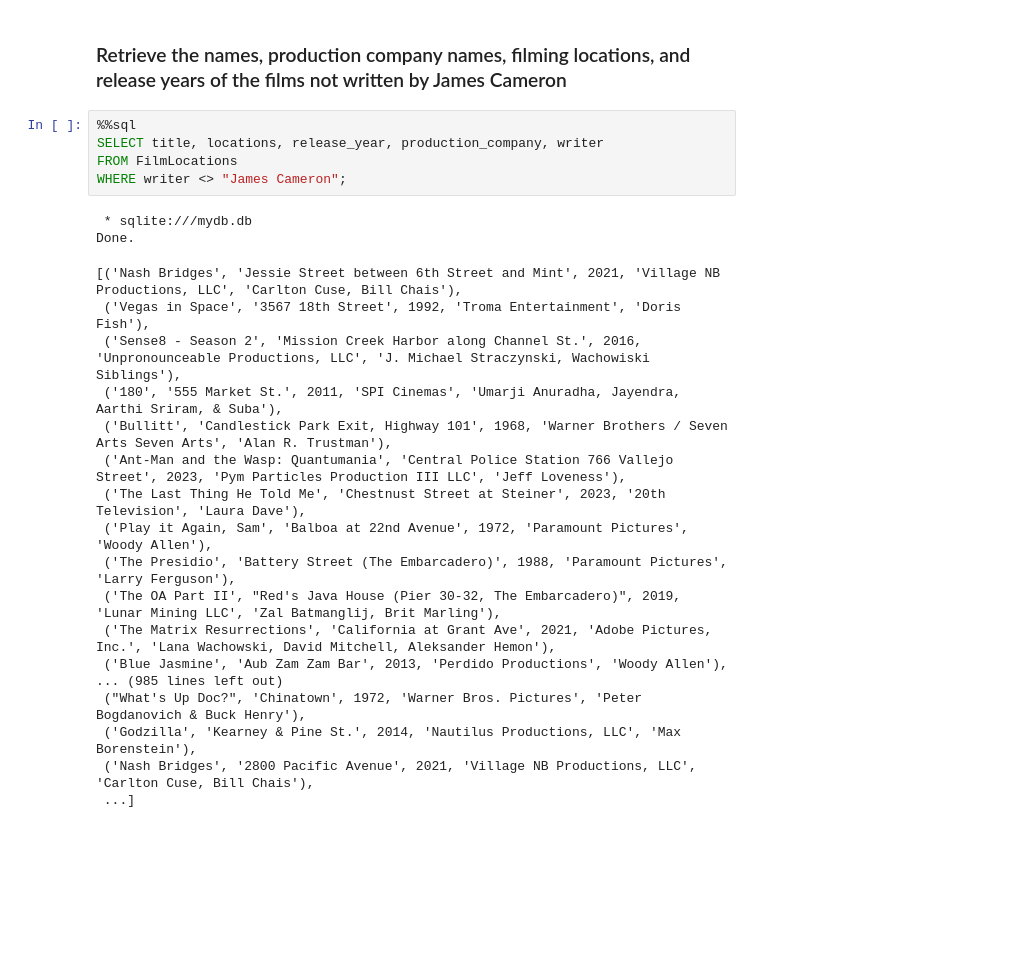
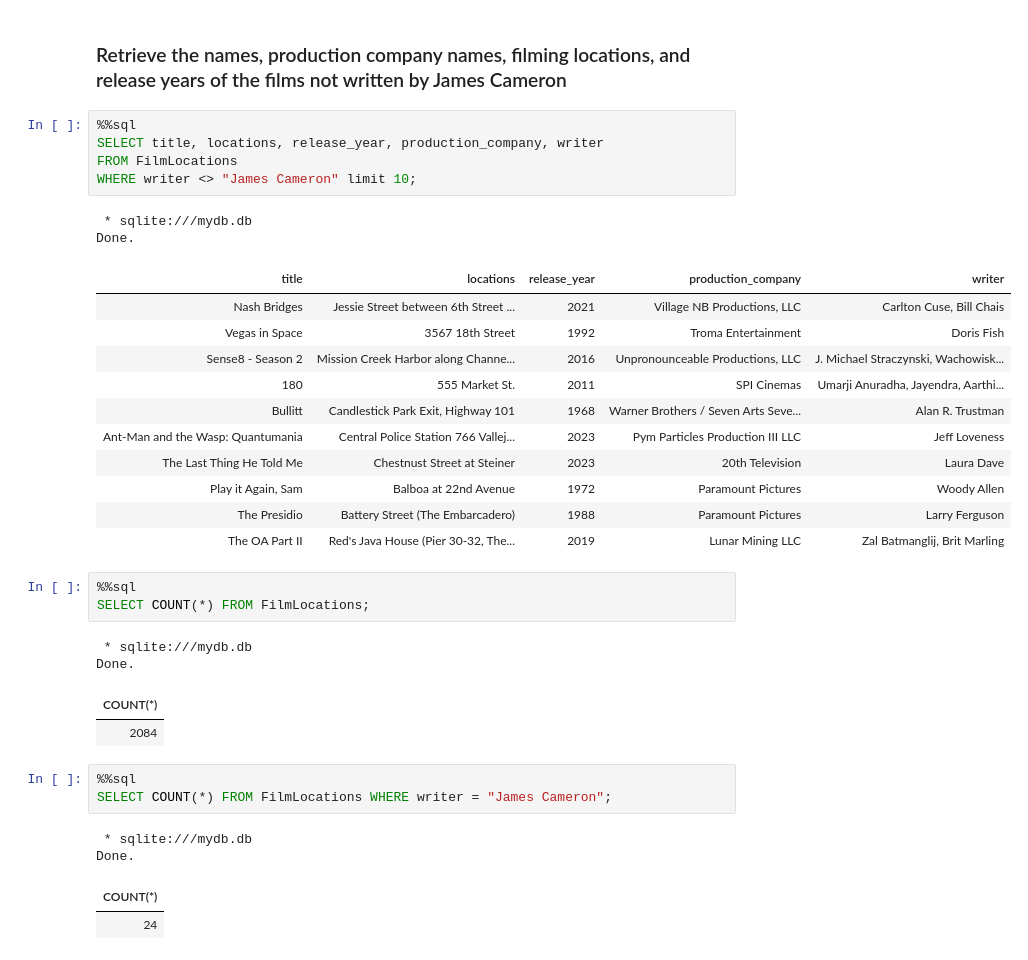
Before and after one commit to alirezaghorbani1983/IBM-DATA-SCIENCE, a Jupyter notebook: sql_new/sql_queries.ipynb, the cells around one changed output. Saved outputs shown, nothing was run; the diff lists cells and outputs as text; blank space fills up the shorter version.

Commit message:
COUNT & DISTICT

```diff
--- a/sql_new/sql_queries.ipynb
+++ b/sql_new/sql_queries.ipynb
@@ -130,25 +143,35 @@ Done.
 # %%
 %%sql
 SELECT title, locations, release_year, production_company, writer
 FROM FilmLocations
-WHERE writer <> "James Cameron";
+WHERE writer <> "James Cameron" limit 10;
 # %% [output]
  * sqlite:///mydb.db
 Done.
-[('Nash Bridges', 'Jessie Street between 6th Street and Mint', 2021, 'Village NB Productions, LLC', 'Carlton Cuse, Bill Chais'),
- ('Vegas in Space', '3567 18th Street', 1992, 'Troma Entertainment', 'Doris Fish'),
- ('Sense8 - Season 2', 'Mission Creek Harbor along Channel St.', 2016, 'Unpronounceable Productions, LLC', 'J. Michael Straczynski, Wachowiski Siblings'),
- ('180', '555 Market St.', 2011, 'SPI Cinemas', 'Umarji Anuradha, Jayendra, Aarthi Sriram, & Suba'),
- ('Bullitt', 'Candlestick Park Exit, Highway 101', 1968, 'Warner Brothers / Seven Arts Seven Arts', 'Alan R. Trustman'),
- ('Ant-Man and the Wasp: Quantumania', 'Central Police Station 766 Vallejo Street', 2023, 'Pym Particles Production III LLC', 'Jeff Loveness'),
- ('The Last Thing He Told Me', 'Chestnust Street at Steiner', 2023, '20th Television', 'Laura Dave'),
- ('Play it Again, Sam', 'Balboa at 22nd Avenue', 1972, 'Paramount Pictures', 'Woody Allen'),
- ('The Presidio', 'Battery Street (The Embarcadero)', 1988, 'Paramount Pictures', 'Larry Ferguson'),
- ('The OA Part II', "Red's Java House (Pier 30-32, The Embarcadero)", 2019, 'Lunar Mining LLC', 'Zal Batmanglij, Brit Marling'),
- ('The Matrix Resurrections', 'California at Grant Ave', 2021, 'Adobe Pictures, Inc.', 'Lana Wachowski, David Mitchell, Aleksander Hemon'),
- ('Blue Jasmine', 'Aub Zam Zam Bar', 2013, 'Perdido Productions', 'Woody Allen'),
-... (985 lines left out)
- ("What's Up Doc?", 'Chinatown', 1972, 'Warner Bros. Pictures', 'Peter Bogdanovich & Buck Henry'),
- ('Godzilla', 'Kearney & Pine St.', 2014, 'Nautilus Productions, LLC', 'Max Borenstein'),
- ('Nash Bridges', '2800 Pacific Avenue', 2021, 'Village NB Productions, LLC', 'Carlton Cuse, Bill Chais'),
- ...]
+| title | locations | release_year | production_company | writer |
+| Nash Bridges | Jessie Street between 6th Street ... | 2021 | Village NB Productions, LLC | Carlton Cuse, Bill Chais |
+| Vegas in Space | 3567 18th Street | 1992 | Troma Entertainment | Doris Fish |
+| Sense8 - Season 2 | Mission Creek Harbor along Channe... | 2016 | Unpronounceable Productions, LLC | J. Michael Straczynski, Wachowisk... |
+| 180 | 555 Market St. | 2011 | SPI Cinemas | Umarji Anuradha, Jayendra, Aarthi... |
+| Bullitt | Candlestick Park Exit, Highway 101 | 1968 | Warner Brothers / Seven Arts Seve... | Alan R. Trustman |
+| Ant-Man and the Wasp: Quantumania | Central Police Station 766 Vallej... | 2023 | Pym Particles Production III LLC | Jeff Loveness |
+| The Last Thing He Told Me | Chestnust Street at Steiner | 2023 | 20th Television | Laura Dave |
+| Play it Again, Sam | Balboa at 22nd Avenue | 1972 | Paramount Pictures | Woody Allen |
+| The Presidio | Battery Street (The Embarcadero) | 1988 | Paramount Pictures | Larry Ferguson |
+| The OA Part II | Red's Java House (Pier 30-32, The... | 2019 | Lunar Mining LLC | Zal Batmanglij, Brit Marling |
+# %%
+%%sql
+SELECT COUNT(*) FROM FilmLocations;
+# %% [output]
+ * sqlite:///mydb.db
+Done.
+| COUNT(*) |
+| 2084 |
+# %%
+%%sql
+SELECT COUNT(*) FROM FilmLocations WHERE writer = "James Cameron";
+# %% [output]
+ * sqlite:///mydb.db
+Done.
+| COUNT(*) |
+| 24 |
```
Also changed, not shown: parts of 8 cells of this notebook, 1 other file.
